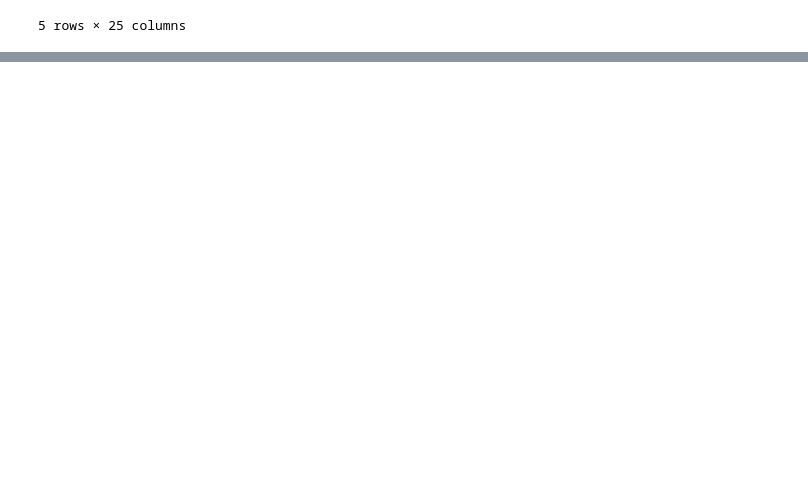
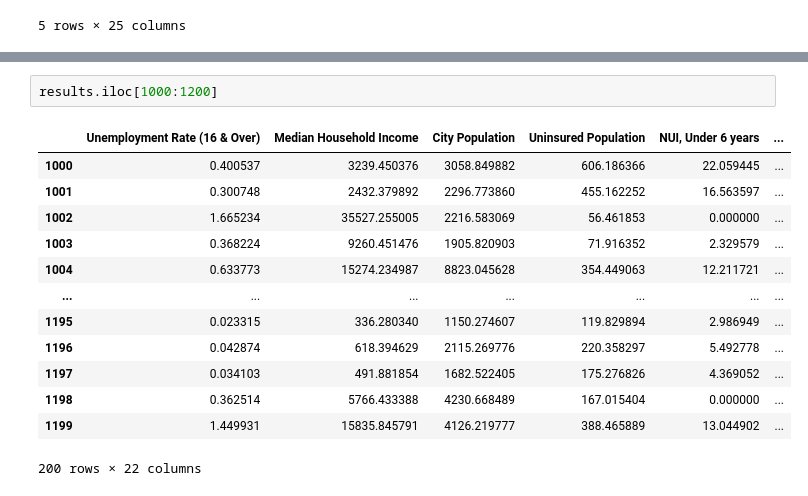
Before and after one commit to Myself1214/Pushing-P-Breakers, a Jupyter notebook: tobler_interpolation_test.ipynb, the cells around one changed output, grey strips where cells are left out. Cells and saved outputs as stored; diff of their text form; blank space fills up the shorter version.

```diff
--- a/tobler_interpolation_test.ipynb
+++ b/tobler_interpolation_test.ipynb
@@ -205,0 +286,16 @@ ax.set_axis_off();
+# %%
+results.iloc[1000:1200]
+# %% [output]
+|  | Unemployment Rate (16 & Over) | Median Household Income | City Population | Uninsured Population | NUI, Under 6 years | ... |
+| 1000 | 0.400537 | 3239.450376 | 3058.849882 | 606.186366 | 22.059445 | ... |
+| 1001 | 0.300748 | 2432.379892 | 2296.773860 | 455.162252 | 16.563597 | ... |
+| 1002 | 1.665234 | 35527.255005 | 2216.583069 | 56.461853 | 0.000000 | ... |
+| 1003 | 0.368224 | 9260.451476 | 1905.820903 | 71.916352 | 2.329579 | ... |
+| 1004 | 0.633773 | 15274.234987 | 8823.045628 | 354.449063 | 12.211721 | ... |
+| ... | ... | ... | ... | ... | ... | ... |
+| 1195 | 0.023315 | 336.280340 | 1150.274607 | 119.829894 | 2.986949 | ... |
+| 1196 | 0.042874 | 618.394629 | 2115.269776 | 220.358297 | 5.492778 | ... |
+| 1197 | 0.034103 | 491.881854 | 1682.522405 | 175.276826 | 4.369052 | ... |
+| 1198 | 0.362514 | 5766.433388 | 4230.668489 | 167.015404 | 0.000000 | ... |
+| 1199 | 1.449931 | 15835.845791 | 4126.219777 | 388.465889 | 13.044902 | ... |
+200 rows × 22 columns
```
Also changed, not shown: parts of 10 cells of this notebook, 13 other files.
